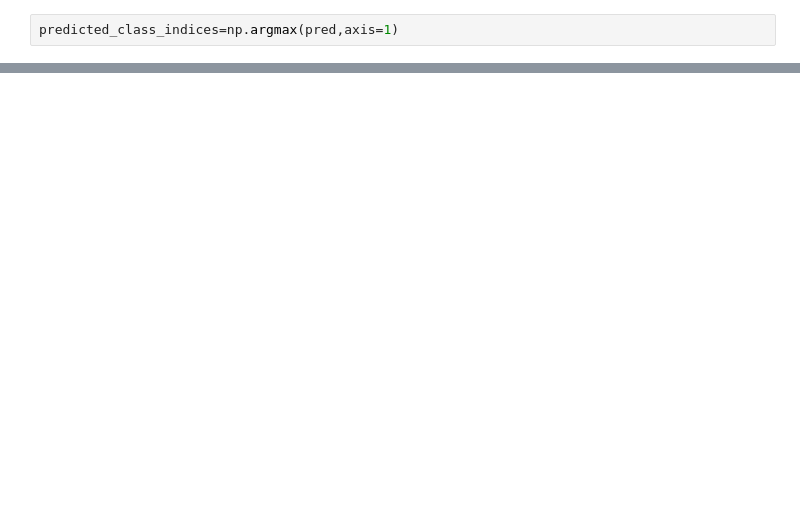
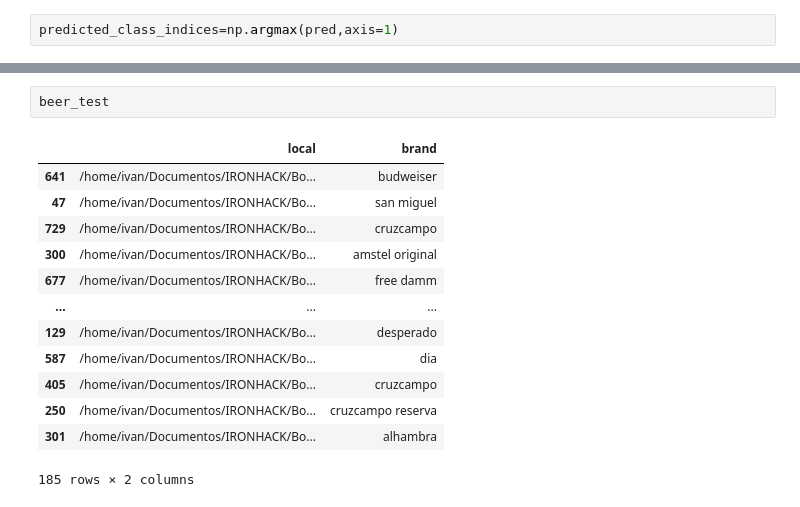
Before and after one commit to ivancompany92/Birras_Pipol_House, a Jupyter notebook: notebooks/model_prueba.ipynb, the cells around one changed output, grey strips where cells are left out. Drawn from its saved outputs; the diff is of its cells as text; blank space fills up the shorter version.

```diff
--- a/notebooks/model_prueba.ipynb
+++ b/notebooks/model_prueba.ipynb
@@ -760,0 +824,16 @@ Name: brand, dtype: object
+# %%
+beer_test
+# %% [output]
+|  | local | brand |
+| 641 | /home/ivan/Documentos/IRONHACK/Bo... | budweiser |
+| 47 | /home/ivan/Documentos/IRONHACK/Bo... | san miguel |
+| 729 | /home/ivan/Documentos/IRONHACK/Bo... | cruzcampo |
+| 300 | /home/ivan/Documentos/IRONHACK/Bo... | amstel original |
+| 677 | /home/ivan/Documentos/IRONHACK/Bo... | free damm |
+| ... | ... | ... |
+| 129 | /home/ivan/Documentos/IRONHACK/Bo... | desperado |
+| 587 | /home/ivan/Documentos/IRONHACK/Bo... | dia |
+| 405 | /home/ivan/Documentos/IRONHACK/Bo... | cruzcampo |
+| 250 | /home/ivan/Documentos/IRONHACK/Bo... | cruzcampo reserva |
+| 301 | /home/ivan/Documentos/IRONHACK/Bo... | alhambra |
+185 rows × 2 columns
```
Also changed, not shown: parts of 39 cells of this notebook.
